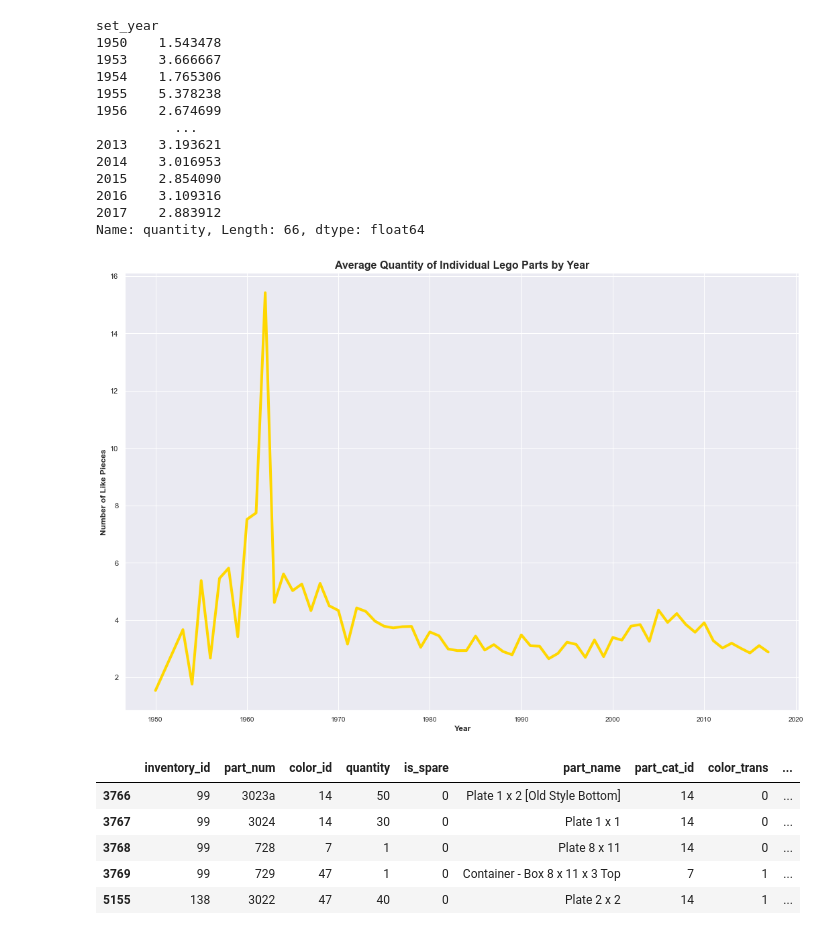
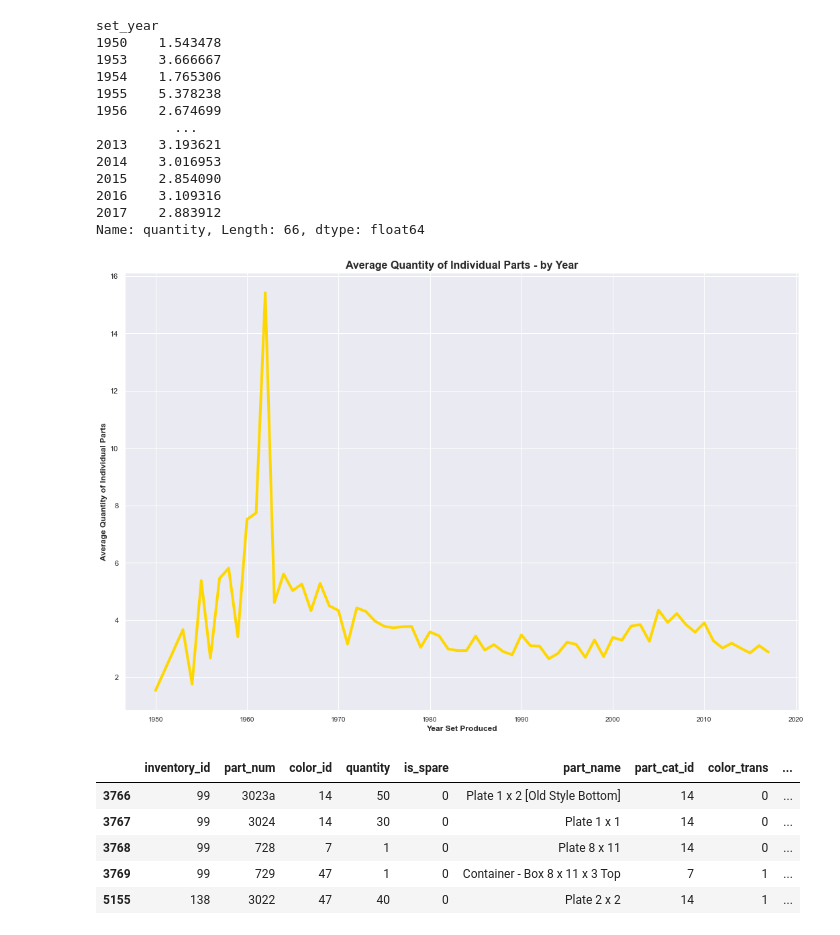
Before and after one commit to maryschindler/holiday_sprint, a Jupyter notebook: code/3_EDA_on_legos_df.ipynb, the cells around one changed output. Drawn from its saved outputs; the diff is of its cells as text; code cells hidden in the pictures.

```diff
--- a/code/3_EDA_on_legos_df.ipynb
+++ b/code/3_EDA_on_legos_df.ipynb
@@ -253,7 +300,7 @@ def pipeline(df):
     df['set_age'] = 2017 - df['set_year']
 
     #creating column that's quantity/total_set_parts:
-    df['percent_of_set'] = df['quantity'] / df['total_set_parts']
+    df['percent_of_set'] = round(df['quantity'] / df['total_set_parts'], 4)
 
     #mapping the cast dict to t/f features:
     df['is_spare'] = df['is_spare'].map(cast).astype('int64')
@@ -520,22 +687,22 @@ set_year
 2017    2.883912
 Name: quantity, Length: 66, dtype: float64
 # %%
-#plotting:
+#plotting avg_parts_year:
 plt.figure(figsize = (18, 12))
 
 avg_parts_year.plot(color = 'gold',
                     linewidth = 4)
 
-plt.title('Average Quantity of Individual Lego Parts by Year',
+plt.title('Average Quantity of Individual Parts - by Year',
           fontsize = 16,
           fontweight = 'bold')
 
-plt.xlabel('Year',
+plt.xlabel('Year Set Produced',
            fontweight = 'bold')
 plt.xticks(fontsize = 10)
 
-plt.ylabel('Number of Like Pieces',
+plt.ylabel('Average Quantity of Individual Parts',
            fontweight = 'bold');
 # %% [output]
-[figure, old version]
+[figure, new version]
 # %%
```
Also changed, not shown: parts of 22 cells of this notebook, 3 other files.
